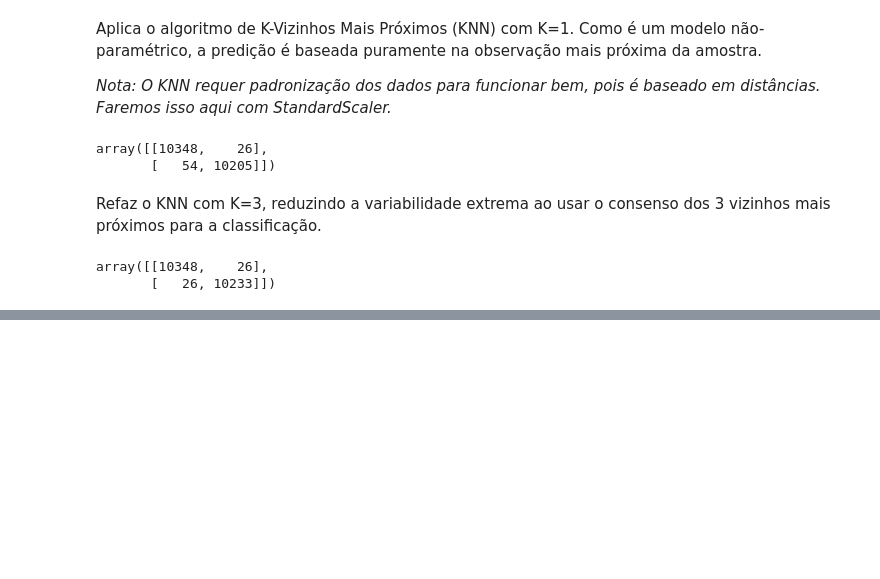
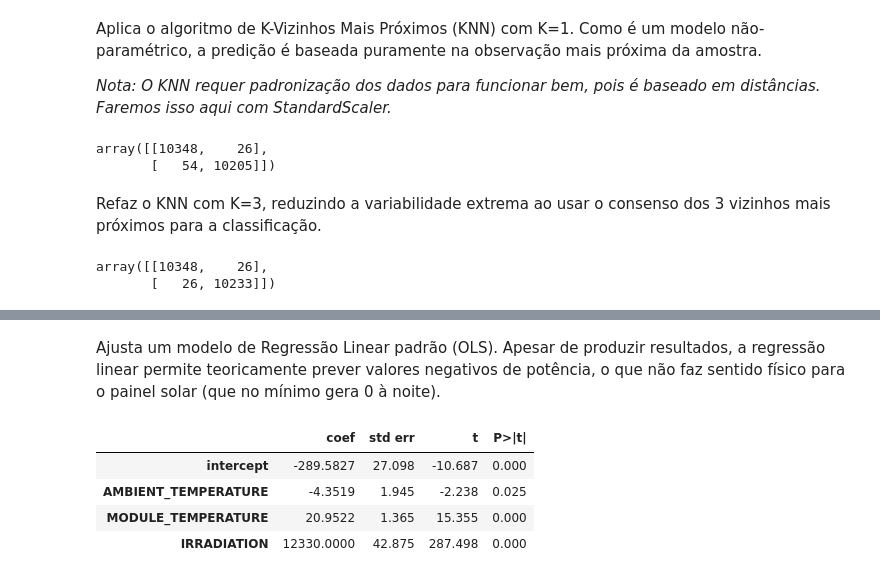
Before and after one commit to viniciusliberato/Metodos_Numericos_Lab, a Jupyter notebook: Laboratorio3_AntonioVinicius.ipynb, the cells around one changed output, grey strips where cells are left out. Saved outputs shown, nothing was run; the diff lists cells and outputs as text; code cells hidden in the pictures; blank space fills up the shorter version.

```diff
--- a/Laboratorio3_AntonioVinicius.ipynb
+++ b/Laboratorio3_AntonioVinicius.ipynb
@@ -183,0 +238,11 @@ array([[10348,    26],
+# %% [markdown]
+Ajusta um modelo de Regressão Linear padrão (OLS). Apesar de produzir resultados, a regressão linear permite teoricamente prever valores negativos de potência, o que não faz sentido físico para o painel solar (que no mínimo gera 0 à noite).
+# %%
+lin_mod = sm.OLS(y_train_cont, X_train_cont).fit()
+summarize(lin_mod)
+# %% [output]
+|  | coef | std err | t | P>|t| |
+| intercept | -289.5827 | 27.098 | -10.687 | 0.000 |
+| AMBIENT_TEMPERATURE | -4.3519 | 1.945 | -2.238 | 0.025 |
+| MODULE_TEMPERATURE | 20.9522 | 1.365 | 15.355 | 0.000 |
+| IRRADIATION | 12330.0000 | 42.875 | 287.498 | 0.000 |
```
Also changed, not shown: parts of 10 cells of this notebook, 1 other file.
